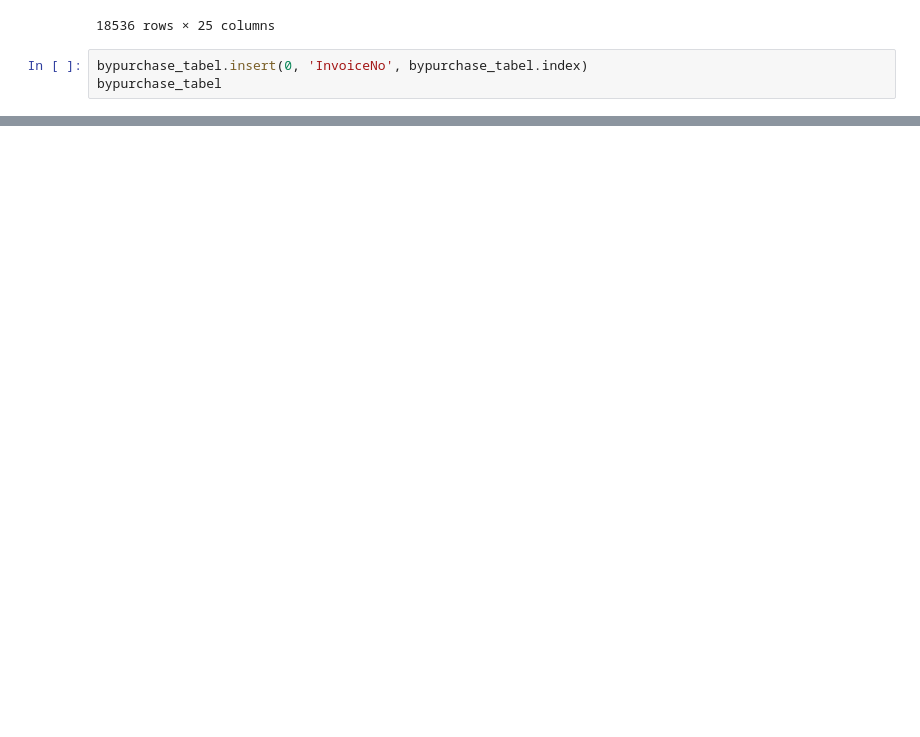
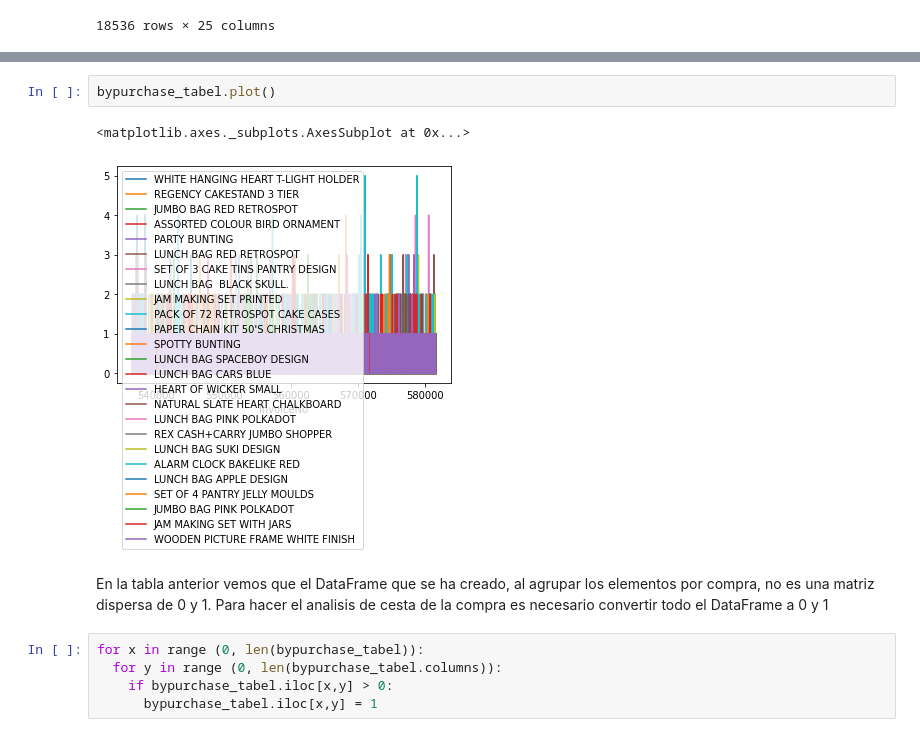
Before and after one commit to SBGuillermo/TFM-AnalisisComercio, a Jupyter notebook: Notebooks/3_Analisis_cesta_compra.ipynb, the cells around one changed output, grey strips where cells are left out. Drawn from its saved outputs; the diff is of its cells as text; blank space fills up the shorter version.

```diff
--- a/Notebooks/3_Analisis_cesta_compra.ipynb
+++ b/Notebooks/3_Analisis_cesta_compra.ipynb
@@ -226,6 +228,3 @@ bypurchase_tabel
 | 581586 | 0.0 | 0.0 | 0.0 | 0.0 | ... |
 | 581587 | 1.0 | 0.0 | 0.0 | 0.0 | ... |
 18536 rows × 25 columns
-# %%
-bypurchase_tabel.insert(0, 'InvoiceNo', bypurchase_tabel.index)
-bypurchase_tabel
@@ -246,0 +231,13 @@ bypurchase_tabel
+# %%
+bypurchase_tabel.plot()
+# %% [output]
+<matplotlib.axes._subplots.AxesSubplot at 0x...>
+[figure, added]
+# %% [markdown]
+En la tabla anterior vemos que el DataFrame que se ha creado, al agrupar los elementos por compra, no es una matriz dispersa de 0 y 1.
+Para hacer el analisis de cesta de la compra es necesario convertir todo el DataFrame a 0 y 1
+# %%
+for x in range (0, len(bypurchase_tabel)):
+  for y in range (0, len(bypurchase_tabel.columns)):
+    if bypurchase_tabel.iloc[x,y] > 0:
+      bypurchase_tabel.iloc[x,y] = 1
```
Also changed, not shown: parts of 10 cells of this notebook.
